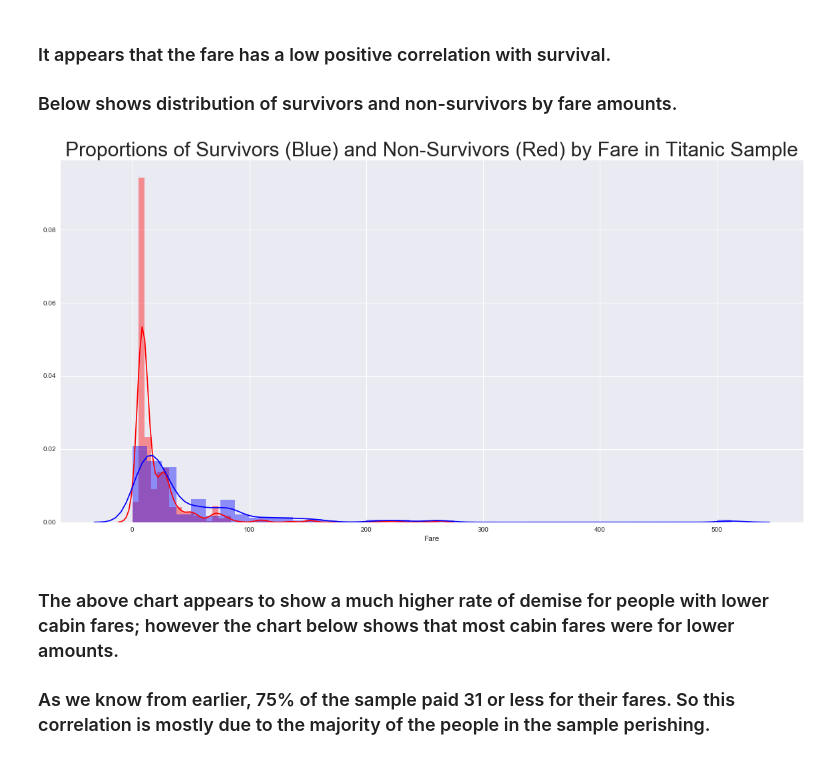
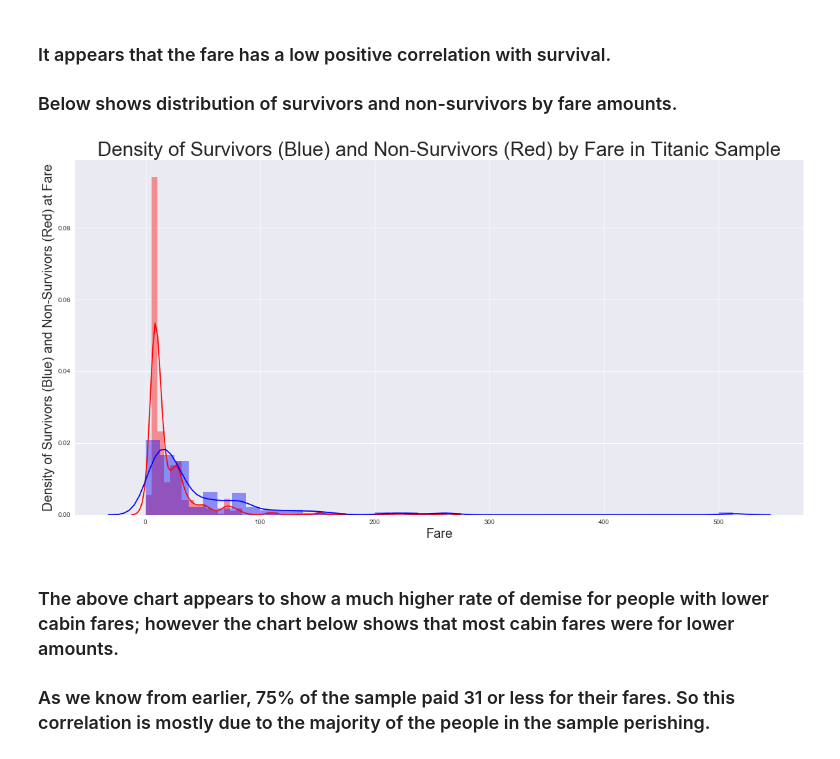
Before and after one commit to yaskyj/investigate-data-set, a Jupyter notebook: InvestigateTitanicData.ipynb, the cells around one changed output. Cells and saved outputs as stored; diff of their text form; code cells hidden in the pictures.

```diff
--- a/InvestigateTitanicData.ipynb
+++ b/InvestigateTitanicData.ipynb
@@ -351,10 +357,13 @@ df[['Survived', 'Fare']].corr()[['Survived']]
 ### Below shows distribution of survivors and non-survivors by fare amounts.
 # %%
 fig, ax = plt.subplots(figsize=(20, 10))
-sns.distplot(df[(df['Survived'] == 0) & (df['Fare'].notnull())]['Fare'], color="r").set_title("Proportions of Survivors (Blue) and Non-Survivors (Red) by Fare in Titanic Sample", fontsize=30);
+plot = sns.distplot(df[(df['Survived'] == 0) & (df['Fare'].notnull())]['Fare'], color="r")
+plot.set_title("Density of Survivors (Blue) and Non-Survivors (Red) by Fare in Titanic Sample", fontsize=30)
+plot.set_xlabel("Fare", fontsize=20)
+plot.set_ylabel("Density of Survivors (Blue) and Non-Survivors (Red) at Fare", fontsize=20)
 sns.distplot(df[(df['Survived'] == 1) & (df['Fare'].notnull())]['Fare'], color="b");
 # %% [output]
-[figure, old version]
+[figure, new version]
 # %% [markdown]
 ### The above chart appears to show a much higher rate of demise for people with lower cabin fares; however the chart below shows that most cabin fares were for lower amounts.
 ### As we know from earlier, 75% of the sample paid 31 or less for their fares. So this correlation is mostly due to the majority of the people in the sample perishing.
```
Also changed, not shown: parts of 4 cells of this notebook, 1 other file.
